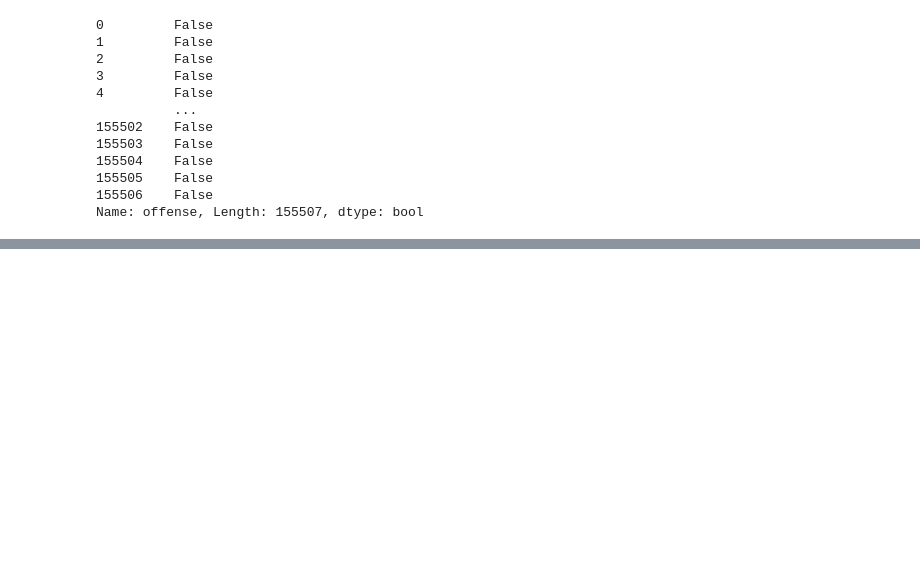
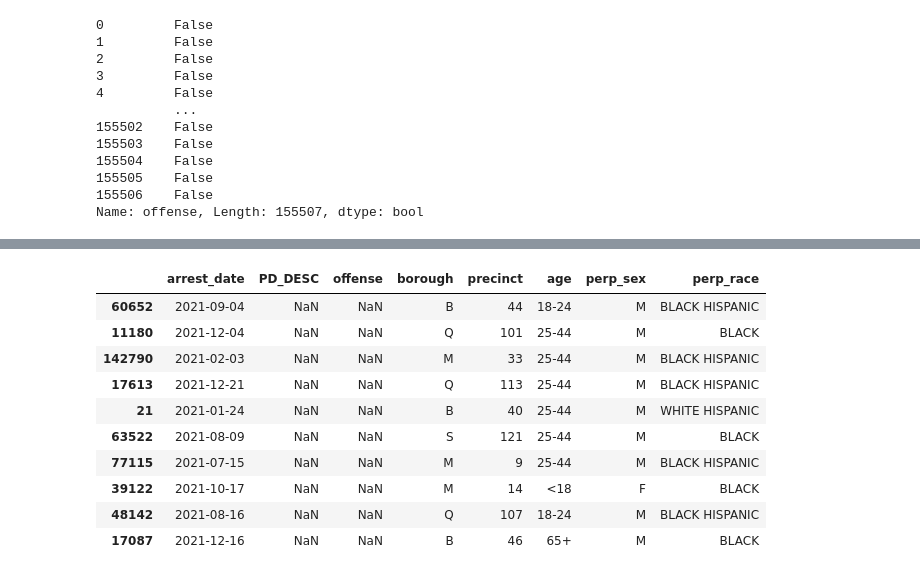
Before and after one commit to briannamonsanto/pitch2, a Jupyter notebook: pitch 2 workbook.ipynb, the cells around one changed output, grey strips where cells are left out. Drawn from its saved outputs; the diff is of its cells as text; code cells hidden in the pictures; blank space fills up the shorter version.

```diff
--- a/pitch 2 workbook.ipynb
+++ b/pitch 2 workbook.ipynb
@@ -607,0 +608,14 @@ df_tidy[df_tidy["offense"].isna()]
+# %%
+df_tidy[df_tidy["offense"].isna()].sample(10)
+# %% [output]
+|  | arrest_date | PD_DESC | offense | borough | precinct | age | perp_sex | perp_race |
+| 60652 | 2021-09-04 | NaN | NaN | B | 44 | 18-24 | M | BLACK HISPANIC |
+| 11180 | 2021-12-04 | NaN | NaN | Q | 101 | 25-44 | M | BLACK |
+| 142790 | 2021-02-03 | NaN | NaN | M | 33 | 25-44 | M | BLACK HISPANIC |
+| 17613 | 2021-12-21 | NaN | NaN | Q | 113 | 25-44 | M | BLACK HISPANIC |
+| 21 | 2021-01-24 | NaN | NaN | B | 40 | 25-44 | M | WHITE HISPANIC |
+| 63522 | 2021-08-09 | NaN | NaN | S | 121 | 25-44 | M | BLACK |
+| 77115 | 2021-07-15 | NaN | NaN | M | 9 | 25-44 | M | BLACK HISPANIC |
+| 39122 | 2021-10-17 | NaN | NaN | M | 14 | <18 | F | BLACK |
+| 48142 | 2021-08-16 | NaN | NaN | Q | 107 | 18-24 | M | BLACK HISPANIC |
+| 17087 | 2021-12-16 | NaN | NaN | B | 46 | 65+ | M | BLACK |
```
Also changed, not shown: parts of 35 cells of this notebook.
